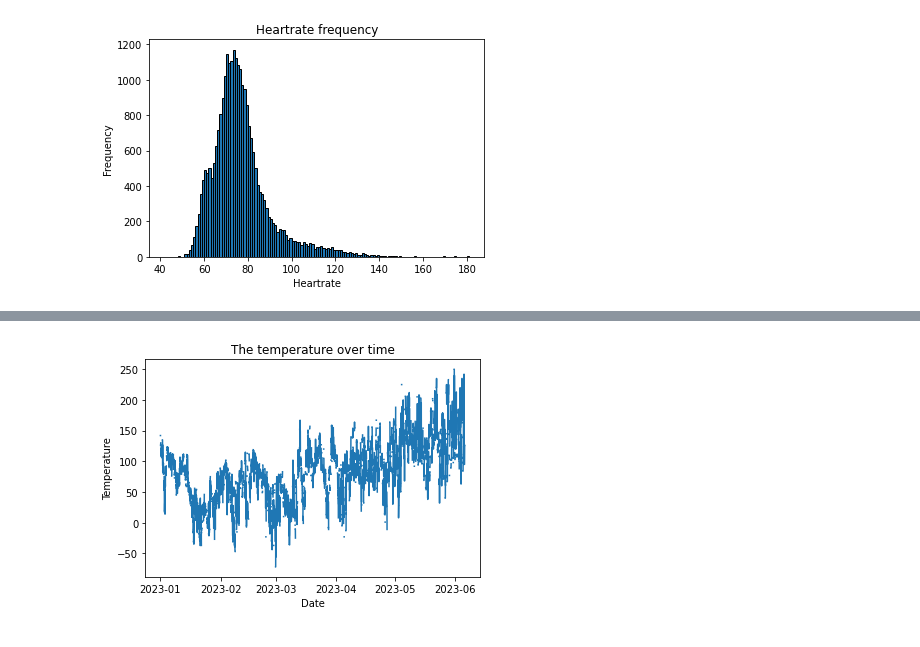
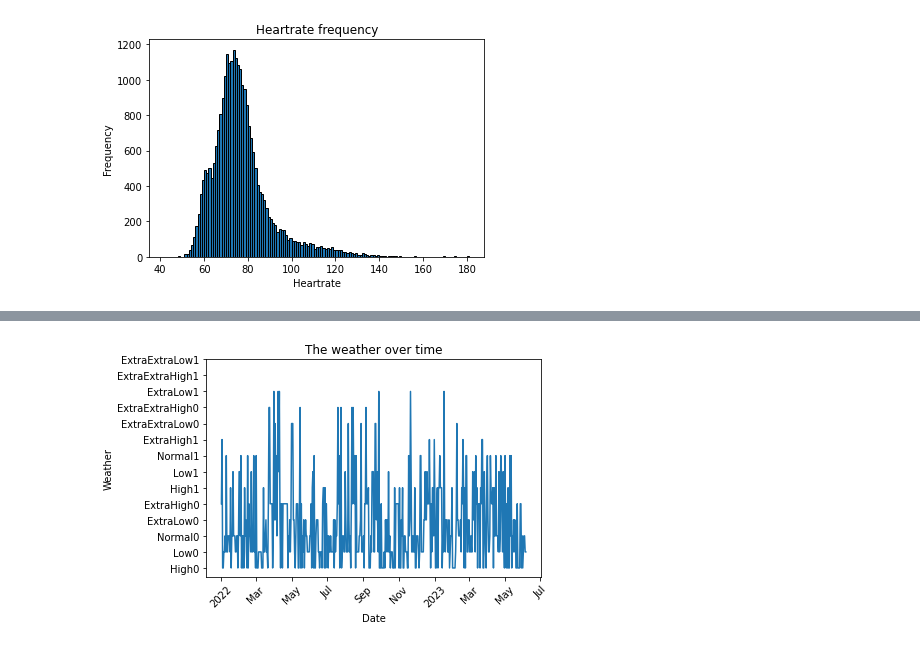
Before and after one commit to YariJulianAnrango/ML4QS, a Jupyter notebook: EDA/EDA.ipynb, the cells around one changed output, grey strips where cells are left out. Saved outputs shown, nothing was run; the diff lists cells and outputs as text; code cells hidden in the pictures.

```diff
--- a/EDA/EDA.ipynb
+++ b/EDA/EDA.ipynb
@@ -123,24 +115,44 @@ Error:
-# %%
-# Convert 'startDate' column to datetime objects
-New_weather_steps['start'] = pd.to_datetime(New_weather_steps['start'])
-
-dates = New_weather_steps['start']
-values = New_weather_steps['temp_celsius']
-
-fig, ax = plt.subplots()
-ax.plot(dates, values)
-
-# Set the number of desired ticks
-num_ticks = 5
-
-# Calculate the step size to evenly distribute the ticks
-step = len(dates) // (num_ticks - 1)
-
-ax.set_xlabel('Date')
-ax.set_ylabel('Temperature')
-ax.set_title('The temperature over time')
-
-
-plt.show()
-# %% [output]
-[figure, removed]
+# %%
+import matplotlib.dates as mdates
+New_weather_steps['start'] = pd.to_datetime(New_weather_steps['start'])
+dates = New_weather_steps['start']
+categories = New_weather_steps['combined']
+
+category_order = ['High0','Low0','Normal0', 'ExtraLow0', 'ExtraHigh0', 'High1',  'Low1',  'Normal1', 'ExtraHigh1',
+                   'ExtraExtraLow0','ExtraExtraHigh0','ExtraLow1',  'ExtraExtraHigh1',  'ExtraExtraLow1']
+
+category_mapping = {category: i for i, category in enumerate(category_order)}
+category_values = [category_mapping[category] for category in categories]
+
+subset_indices = np.linspace(0, len(dates) - 1, 500, dtype=int)
+subset_dates = [dates[i] for i in subset_indices]
+subset_values = [categories[i] for i in subset_indices]
+subset_categories = [category_mapping[category] for category in subset_values]  # Use category_mapping to get numeric values
+
+fig, ax = plt.subplots()
+ax.plot(subset_dates, subset_categories)
+
+# Set the number of desired ticks
+num_ticks = 50
+
+# Calculate the step size to evenly distribute the ticks
+step = len(subset_dates) // (num_ticks - 1)
+
+ax.set_xlabel('Date')
+ax.set_ylabel('Weather')
+ax.set_title('The weather over time')
+
+# Set the y-axis tick labels in the desired order
+ax.set_yticks(range(len(category_order)))
+ax.set_yticklabels(category_order)
+
+# Organize the dates on the x-axis
+locator = mdates.AutoDateLocator()
+formatter = mdates.ConciseDateFormatter(locator)
+ax.xaxis.set_major_locator(locator)
+ax.xaxis.set_major_formatter(formatter)
+ax.tick_params(axis='x', rotation=45)
+
+plt.show()
+# %% [output]
+[figure, added]
```
Also changed, not shown: parts of 10 cells of this notebook, 12 other files.
